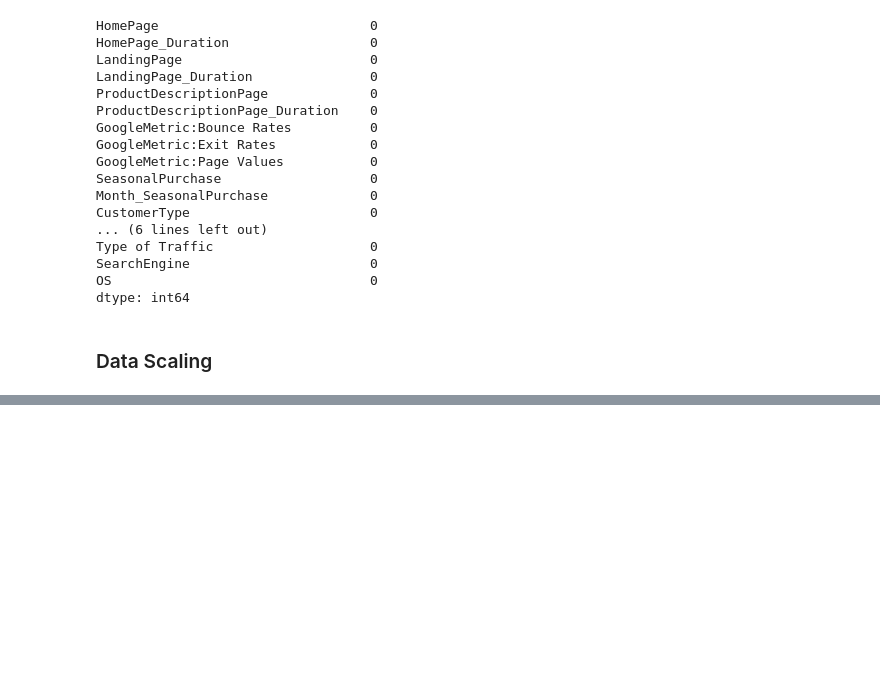
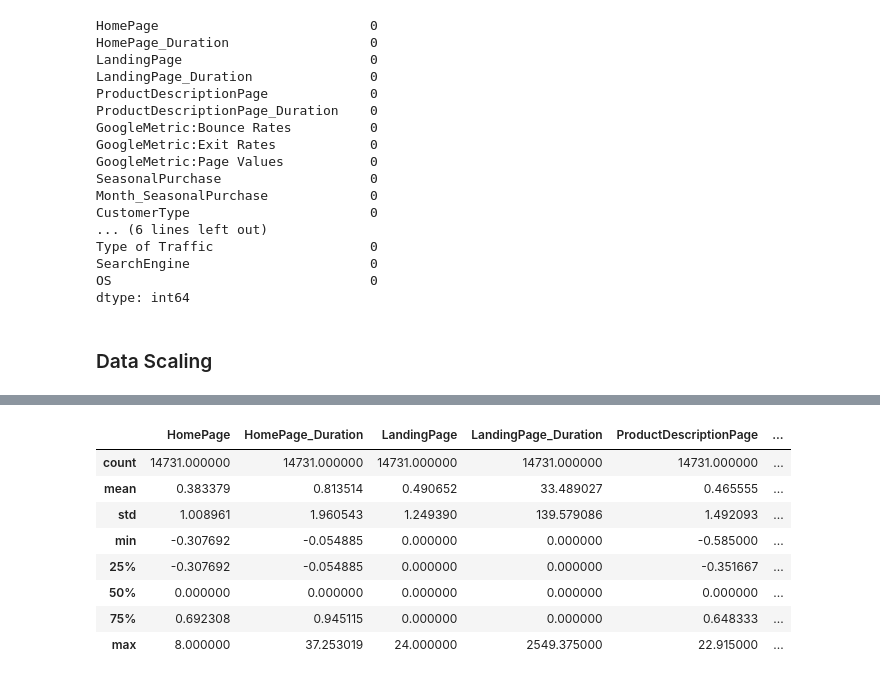
Before and after one commit to Nailsonseat/E-commerce-Shopper-s-Behaviour-Understanding, a Jupyter notebook: Final Notebook.ipynb, the cells around one changed output, grey strips where cells are left out. Saved outputs shown, nothing was run; the diff lists cells and outputs as text; code cells hidden in the pictures; blank space fills up the shorter version.

```diff
--- a/Final Notebook.ipynb
+++ b/Final Notebook.ipynb
@@ -317,0 +371,12 @@ dtype: int64
+# %%
+X_scaled.describe()
+# %% [output]
+|  | HomePage | HomePage_Duration | LandingPage | LandingPage_Duration | ProductDescriptionPage | ... |
+| count | 14731.000000 | 14731.000000 | 14731.000000 | 14731.000000 | 14731.000000 | ... |
+| mean | 0.383379 | 0.813514 | 0.490652 | 33.489027 | 0.465555 | ... |
+| std | 1.008961 | 1.960543 | 1.249390 | 139.579086 | 1.492093 | ... |
+| min | -0.307692 | -0.054885 | 0.000000 | 0.000000 | -0.585000 | ... |
+| 25% | -0.307692 | -0.054885 | 0.000000 | 0.000000 | -0.351667 | ... |
+| 50% | 0.000000 | 0.000000 | 0.000000 | 0.000000 | 0.000000 | ... |
+| 75% | 0.692308 | 0.945115 | 0.000000 | 0.000000 | 0.648333 | ... |
+| max | 8.000000 | 37.253019 | 24.000000 | 2549.375000 | 22.915000 | ... |
```
Also changed, not shown: parts of 23 cells of this notebook.
